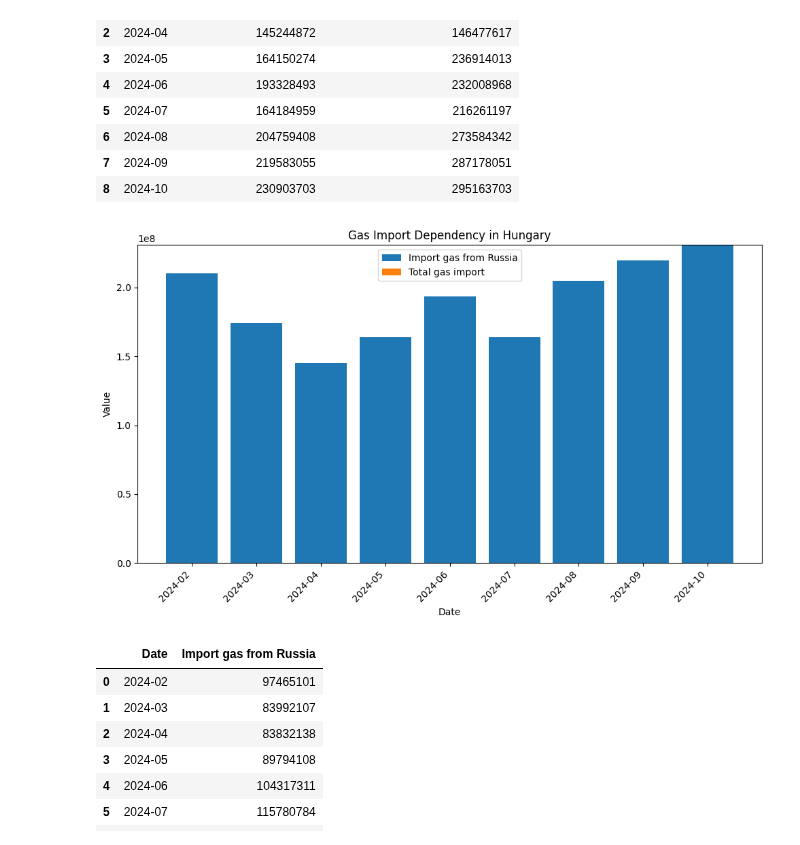
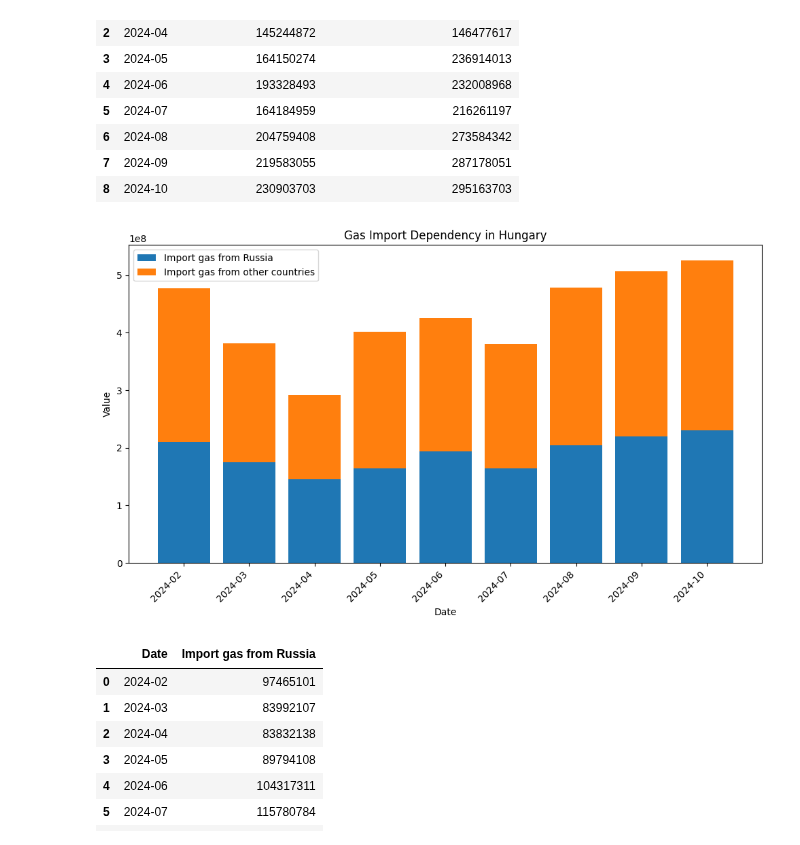
Before and after one commit to Anson422/Anson-Eva-Valerie, a Jupyter notebook: Stacked Bar Chart/EU_import_RU_gas.ipynb, the cells around one changed output. Cells and saved outputs as stored; diff of their text form; code cells hidden in the pictures.

```diff
--- a/Stacked Bar Chart/EU_import_RU_gas.ipynb
+++ b/Stacked Bar Chart/EU_import_RU_gas.ipynb
@@ -51,25 +51,27 @@ Hungary_data
 # %%
 #Draw the chart for Hungary
 # set size,style
 plt.figure(figsize=(10, 6))
 
 # draw bar chart
-plt.bar(H_data['Date'], H_data['Import gas from Russia'], label='Import gas from Russia')
-plt.bar(H_data['Date'], H_data['Total gas import'],
-        bottom=H_data['Import gas from Russia'], label='Total gas import')
+# First plot 'Import gas from Russia'
+plt.bar(Hungary_data['Date'], Hungary_data['Import gas from Russia'], label='Import gas from Russia')
+# Then plot 'Import gas from other countries' on top
+plt.bar(Hungary_data['Date'], Hungary_data['Import gas from other countries'], bottom=Hungary_data['Import gas from Russia'], label='Import gas from other countries')
+
 
 # add titles
 plt.xlabel('Date')
 plt.ylabel('Value')
 plt.title('Gas Import Dependency in Hungary')
 plt.legend()
 
 # 45 degree rotate for nice to read
 plt.xticks(rotation=45, ha='right')
 
 # show the chart
 plt.tight_layout()
 plt.show()
 # %% [output]
-[figure, old version]
+[figure, new version]
 # %%
```
Also changed, not shown: parts of 4 cells of this notebook.
